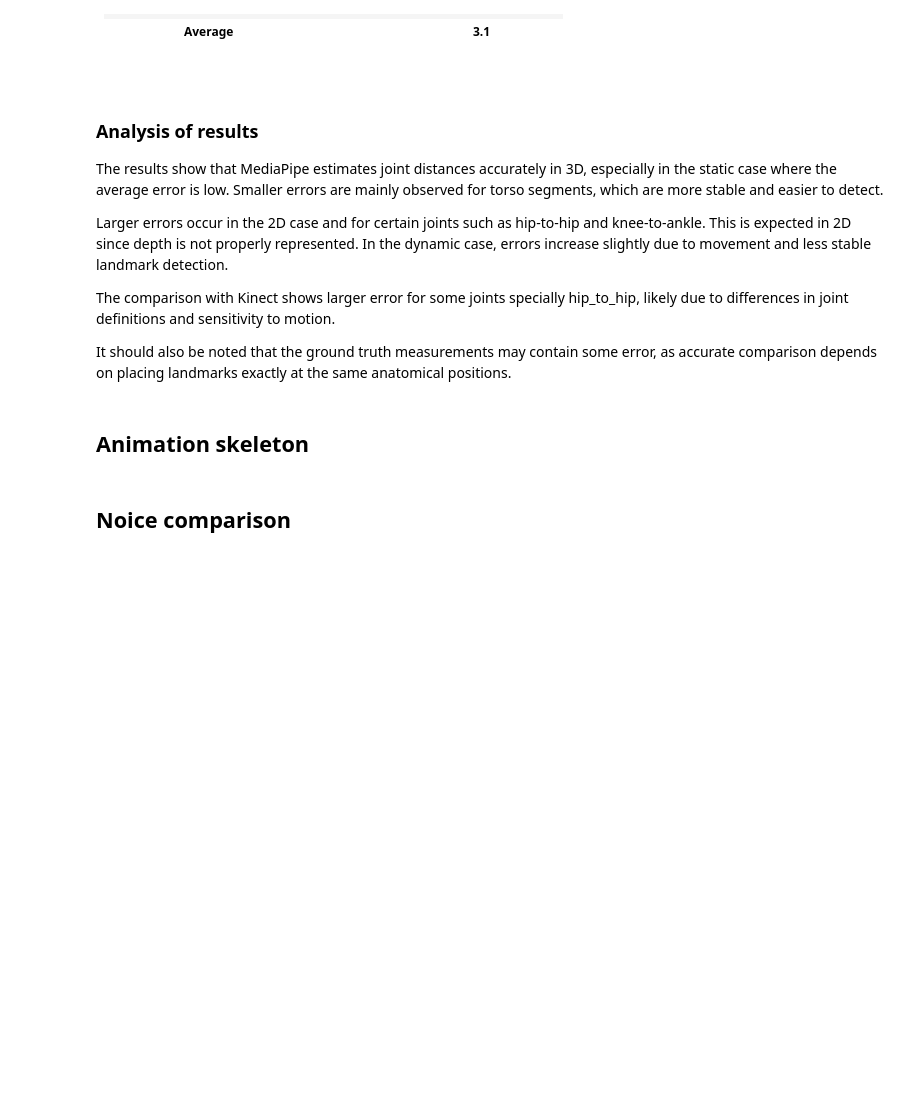
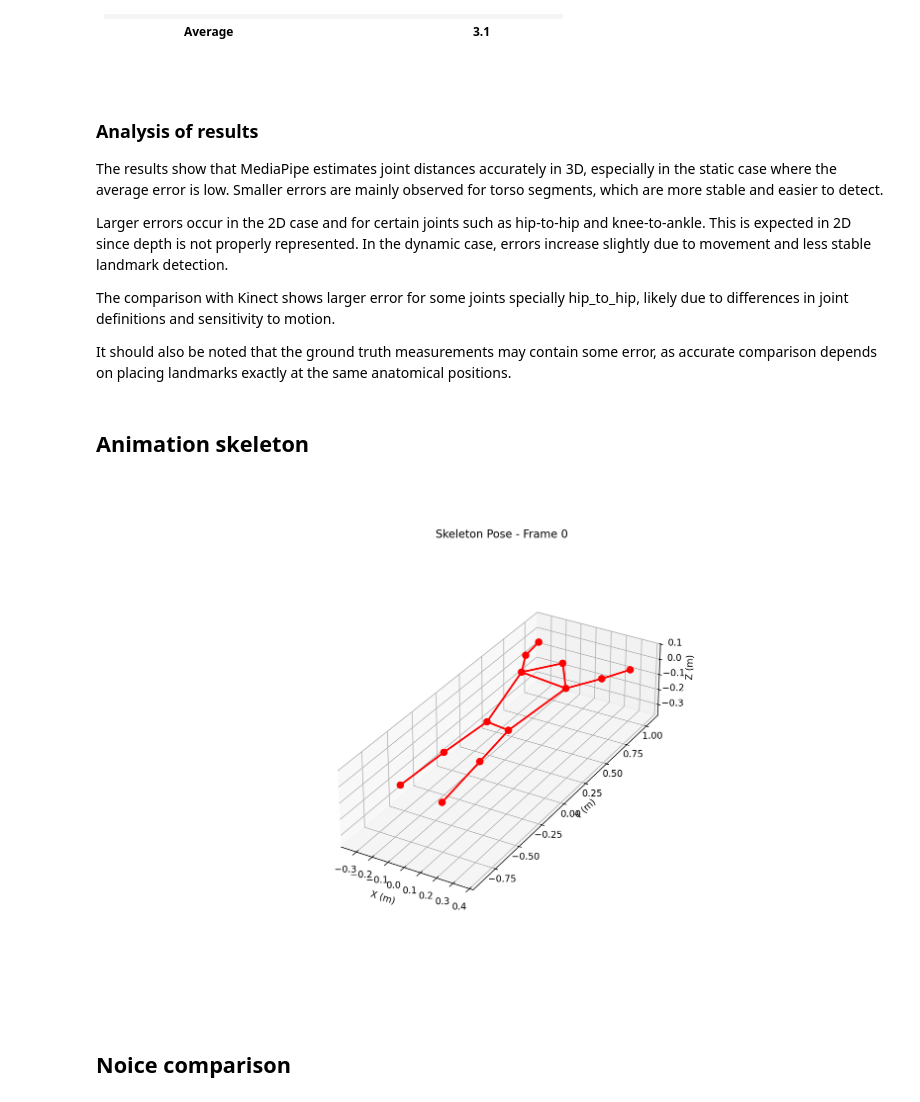
Before and after one commit to kallefrisk/DeepLearning_Schoolwork, a Jupyter notebook: Reports/Report10.ipynb, the cells around one changed output. Saved outputs shown, nothing was run; the diff lists cells and outputs as text; code cells hidden in the pictures; blank space fills up the shorter version.

```diff
--- a/Reports/Report10.ipynb
+++ b/Reports/Report10.ipynb
@@ -242,6 +242,12 @@ The comparison with Kinect shows larger error for some joints specially hip_to_h
 It should also be noted that the ground truth measurements may contain some error, as accurate comparison depends on placing landmarks exactly at the same anatomical positions.
 # %% [markdown]
 ## Animation skeleton
+# %%
+from IPython.display import Image
+
+Image("../skeleton_animation.gif")
+# %% [output]
+[figure, added]
 # %% [markdown]
 ## Noice comparison
 # %% [markdown]
```
